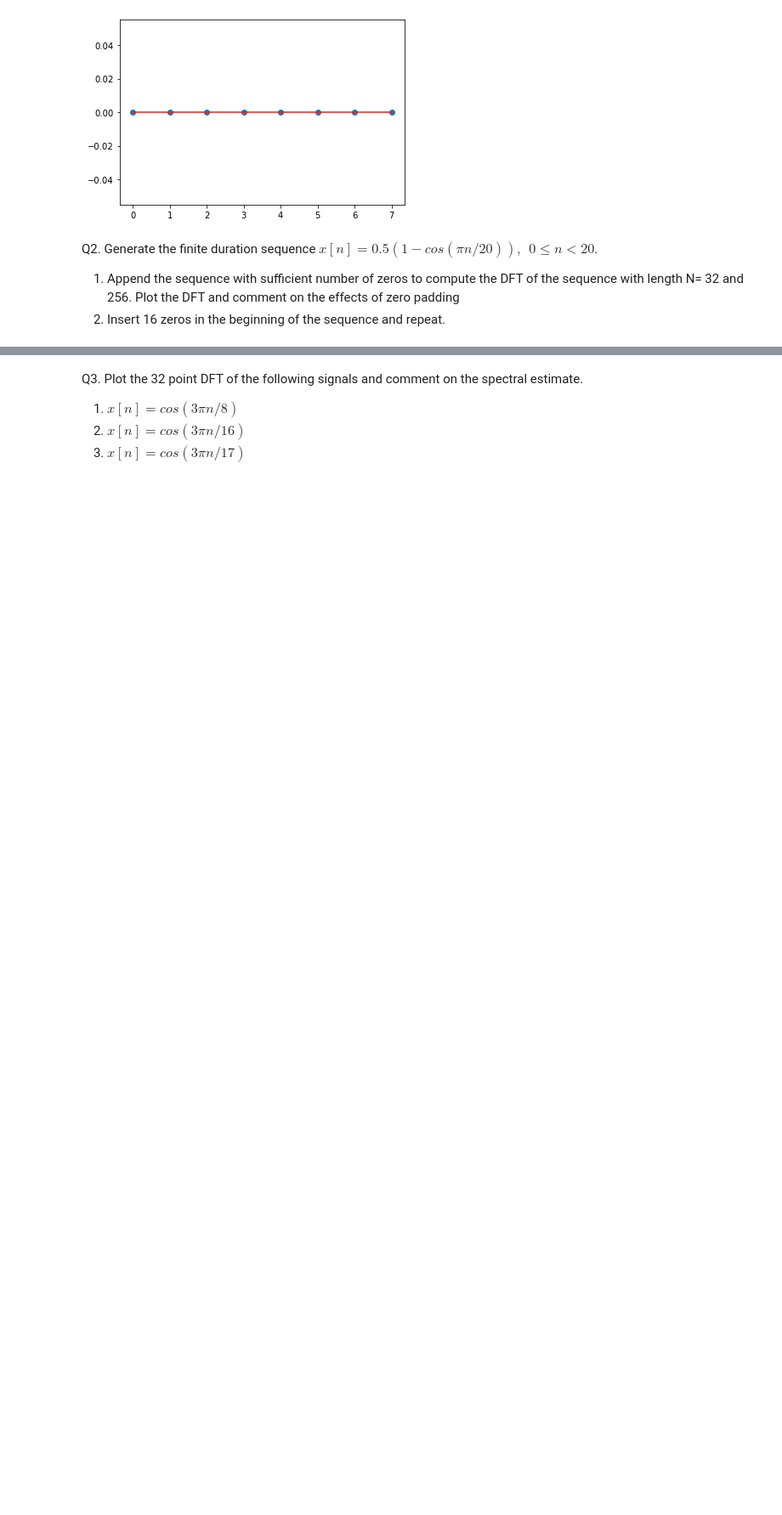
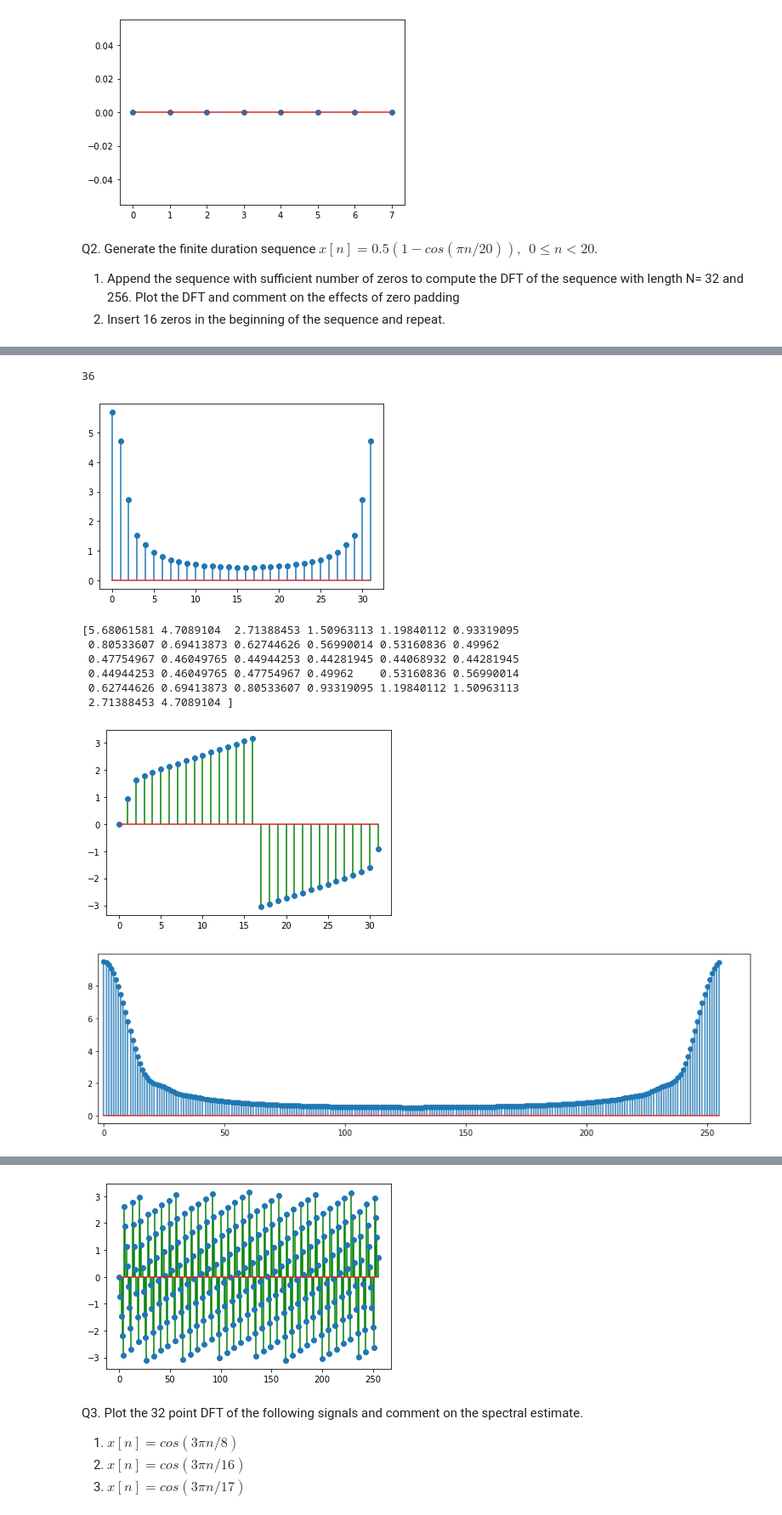
Before and after one commit to the-pinbo/EC211, a Jupyter notebook: LastLab/DFT.ipynb, the cells around one changed output, grey strips where cells are left out. Shown at 85% size. Cells and saved outputs as stored; diff of their text form; code cells hidden in the pictures; blank space fills up the shorter version.

```diff
--- a/LastLab/DFT.ipynb
+++ b/LastLab/DFT.ipynb
@@ -95,0 +133,39 @@ plt.show()
+# %%
+#2
+N = np.arange(0,32)
+n = np.arange(0,20)
+x = np.zeros(16)
+x = np.append(x,0.5*(1 - np.cos(np.pi*n/20)))
+print(len(x))
+
+X = np.fft.fft(x,32)
+plt.stem(N,abs(X))
+plt.show()
+print(abs(X))
+angles = np.angle(X)
+plt.stem(N, angles, 'g')
+plt.show()
+
+N = np.arange(0,256)
+x1 = np.append(x,np.zeros(220))
+X1 = np.fft.fft(x1,256)
+plt.figure(figsize = (15,4))
+plt.stem(N,abs(X1))
+xmin,xmax = plt.xlim()
+plt.xlim(xmin*0.2,xmax)
+plt.show()
+print(abs(X1))
+angles = np.angle(X1)
+plt.stem(N, angles, 'g')
+plt.show()
+# %% [output]
+36
+[figure, added]
+[5.68061581 4.7089104  2.71388453 1.50963113 1.19840112 0.93319095
+ 0.80533607 0.69413873 0.62744626 0.56990014 0.53160836 0.49962
+ 0.47754967 0.46049765 0.44944253 0.44281945 0.44068932 0.44281945
+ 0.44944253 0.46049765 0.47754967 0.49962    0.53160836 0.56990014
+ 0.62744626 0.69413873 0.80533607 0.93319095 1.19840112 1.50963113
+ 2.71388453 4.7089104 ]
+[figure, added]
+[figure, added]
@@ -96,3 +189,4 @@ plt.show()
+[figure, added]
 # %% [markdown]
 Q3. Plot the 32 point DFT of the following signals and comment on the spectral estimate.
 <ol>
```
Also changed, not shown: parts of 3 cells of this notebook.
